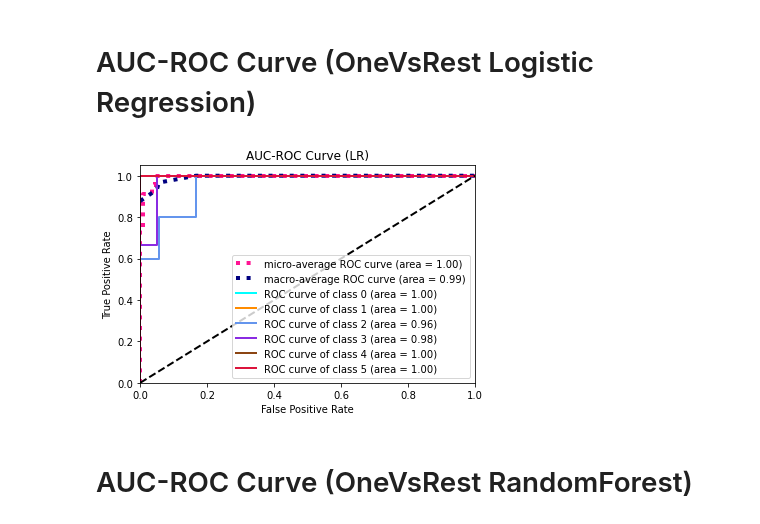
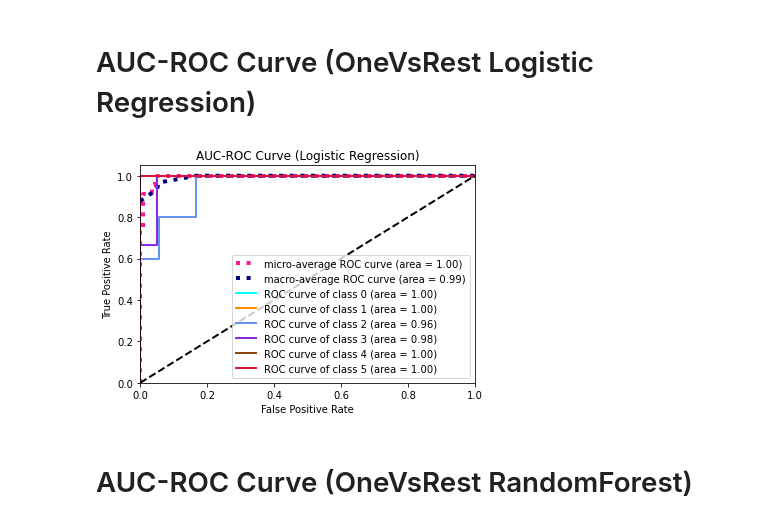
Before and after one commit to robyhartonodev/angewandte-ki-cog-village, a Jupyter notebook: main.ipynb, the cells around one changed output. Drawn from its saved outputs; the diff is of its cells as text; code cells hidden in the pictures.

```diff
--- a/main.ipynb
+++ b/main.ipynb
@@ -392,35 +392,35 @@ tpr["macro"] = mean_tpr
 roc_auc["macro"] = auc(fpr["macro"], tpr["macro"])
 
 lw = 2
 
 # Plot all ROC curves
 plt.figure()
 plt.plot(fpr["micro"], tpr["micro"],
          label='micro-average ROC curve (area = {0:0.2f})'
                ''.format(roc_auc["micro"]),
          color='deeppink', linestyle=':', linewidth=4)
 
 plt.plot(fpr["macro"], tpr["macro"],
          label='macro-average ROC curve (area = {0:0.2f})'
                ''.format(roc_auc["macro"]),
          color='navy', linestyle=':', linewidth=4)
 
 colors = cycle(['aqua', 'darkorange', 'cornflowerblue', 'blueviolet', 'saddlebrown', 'crimson'])
 for i, color in zip(range(n_classes), colors):
     plt.plot(fpr[i], tpr[i], color=color, lw=lw,
              label='ROC curve of class {0} (area = {1:0.2f})'
              ''.format(i, roc_auc[i]))
 
 plt.plot([0, 1], [0, 1], 'k--', lw=lw)
 plt.xlim([0.0, 1.0])
 plt.ylim([0.0, 1.05])
 plt.xlabel('False Positive Rate')
 plt.ylabel('True Positive Rate')
-plt.title('AUC-ROC Curve (LR)')
+plt.title('AUC-ROC Curve (Logistic Regression)')
 plt.legend(loc="lower right")
 plt.show()
 # %% [output]
-[figure, old version]
+[figure, new version]
 # %% [markdown]
 # AUC-ROC Curve (OneVsRest RandomForest)
 # %%
```
Also changed, not shown: parts of 1 cell of this notebook.
